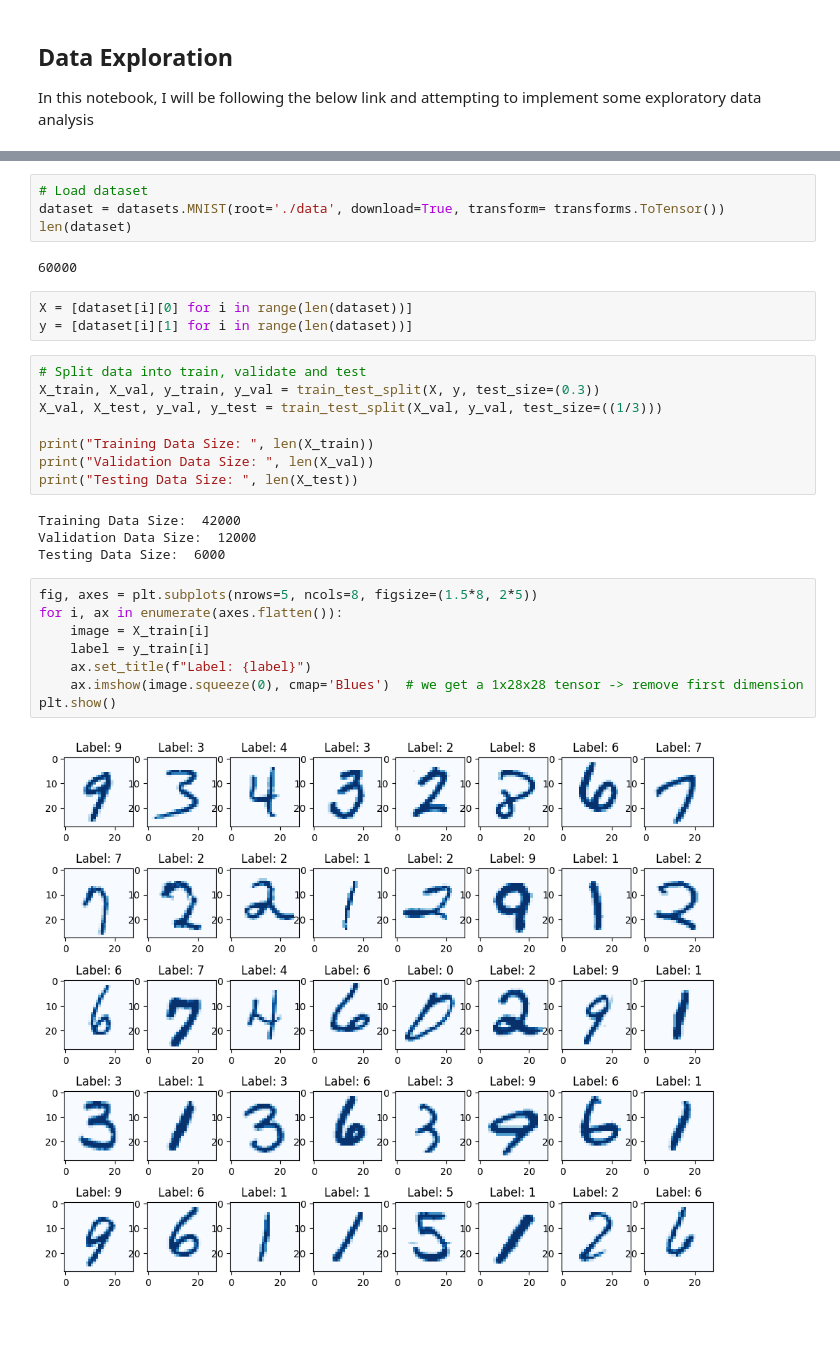
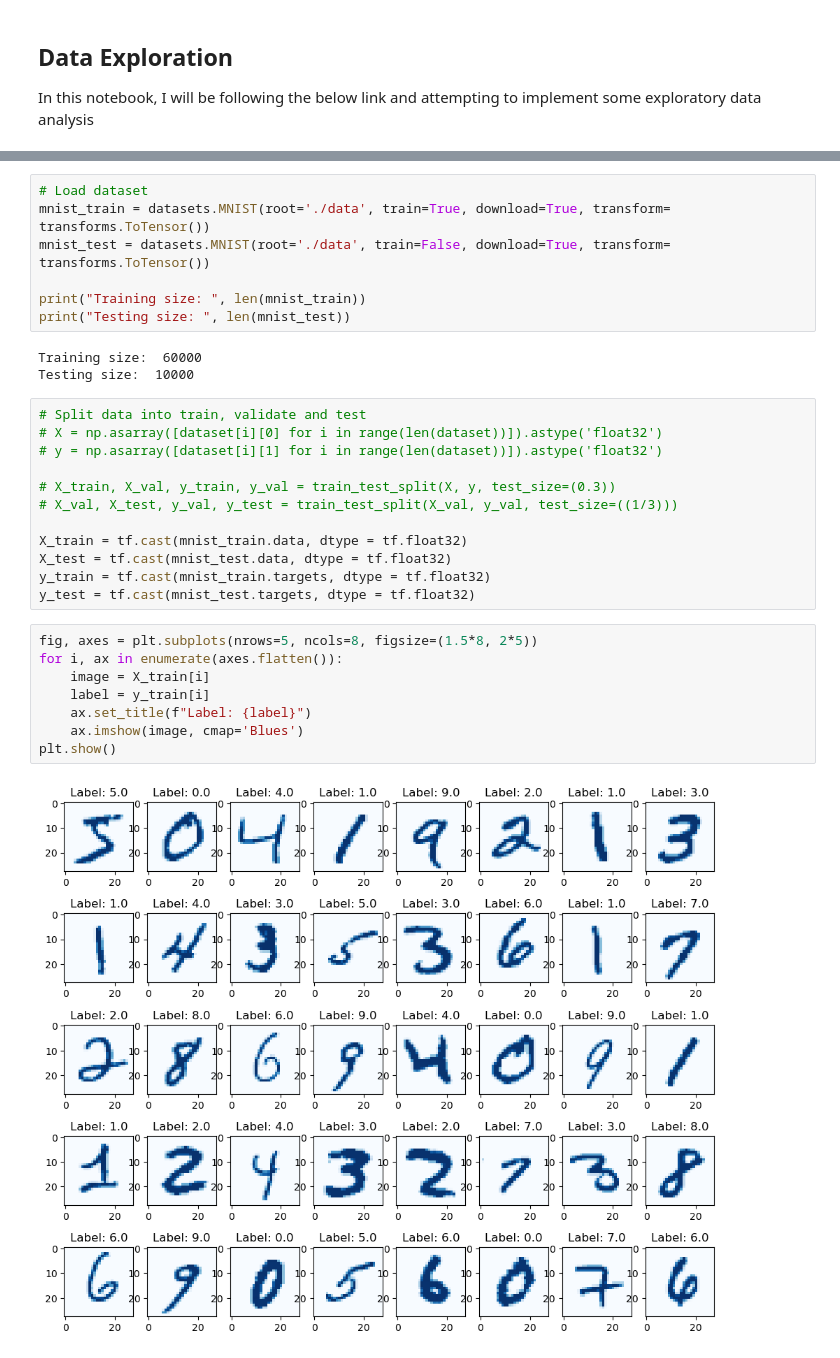
Before and after one commit to HannahHChin23/First-Image-Classification, a Jupyter notebook: Data_Exploration.ipynb, the cells around one changed output, grey strips where cells are left out. Saved outputs shown, nothing was run; the diff lists cells and outputs as text; blank space fills up the shorter version.

```diff
--- a/Data_Exploration.ipynb
+++ b/Data_Exploration.ipynb
@@ -11,31 +18,32 @@ from sklearn.model_selection import train_test_split
 # %%
 # Load dataset
-dataset = datasets.MNIST(root='./data', download=True, transform= transforms.ToTensor())
-len(dataset)
+mnist_train = datasets.MNIST(root='./data', train=True, download=True, transform= transforms.ToTensor())
+mnist_test = datasets.MNIST(root='./data', train=False, download=True, transform= transforms.ToTensor())
+
+print("Training size: ", len(mnist_train))
+print("Testing size: ", len(mnist_test))
 # %% [output]
-60000
+Training size:  60000
+Testing size:  10000
-# %%
-X = [dataset[i][0] for i in range(len(dataset))]
-y = [dataset[i][1] for i in range(len(dataset))]
-# %%
-# Split data into train, validate and test
-X_train, X_val, y_train, y_val = train_test_split(X, y, test_size=(0.3))
-X_val, X_test, y_val, y_test = train_test_split(X_val, y_val, test_size=((1/3)))
-
-print("Training Data Size: ", len(X_train))
-print("Validation Data Size: ", len(X_val))
-print("Testing Data Size: ", len(X_test))
-# %% [output]
-Training Data Size:  42000
-Validation Data Size:  12000
-Testing Data Size:  6000
+# %%
+# Split data into train, validate and test
+# X = np.asarray([dataset[i][0] for i in range(len(dataset))]).astype('float32')
+# y = np.asarray([dataset[i][1] for i in range(len(dataset))]).astype('float32')
+
+# X_train, X_val, y_train, y_val = train_test_split(X, y, test_size=(0.3))
+# X_val, X_test, y_val, y_test = train_test_split(X_val, y_val, test_size=((1/3)))
+
+X_train = tf.cast(mnist_train.data, dtype = tf.float32)
+X_test = tf.cast(mnist_test.data, dtype = tf.float32)
+y_train = tf.cast(mnist_train.targets, dtype = tf.float32)
+y_test = tf.cast(mnist_test.targets, dtype = tf.float32)
 # %%
 fig, axes = plt.subplots(nrows=5, ncols=8, figsize=(1.5*8, 2*5))
 for i, ax in enumerate(axes.flatten()):
     image = X_train[i]
     label = y_train[i]
     ax.set_title(f"Label: {label}")
-    ax.imshow(image.squeeze(0), cmap='Blues')  # we get a 1x28x28 tensor -> remove first dimension
+    ax.imshow(image, cmap='Blues')
 plt.show()
 # %% [output]
-[figure, old version]
+[figure, new version]
```
Also changed, not shown: parts of 6 cells of this notebook.
